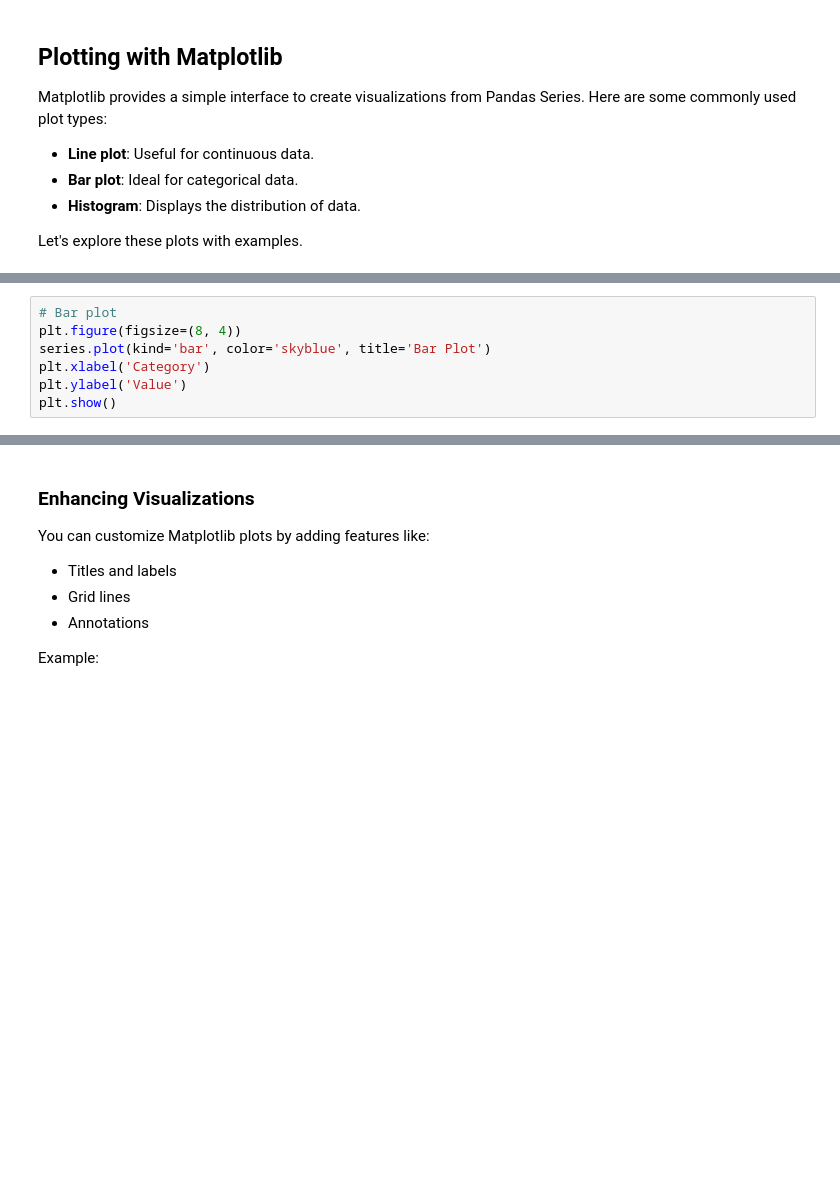
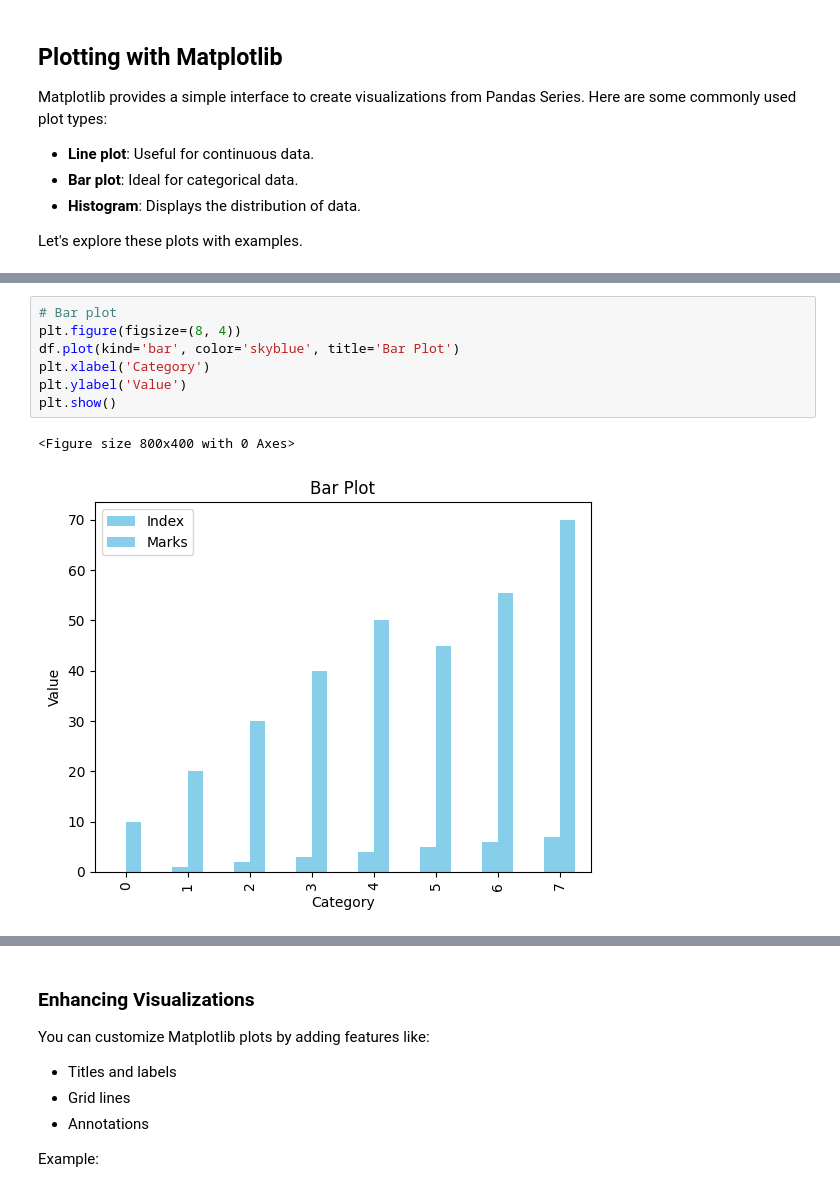
Before and after one commit to shaiful019/MLOB1, a Jupyter notebook: Sessions/Day9/Pandas.ipynb, the cells around one changed output, grey strips where cells are left out. Saved outputs shown, nothing was run; the diff lists cells and outputs as text; blank space fills up the shorter version.

```diff
--- a/Sessions/Day9/Pandas.ipynb
+++ b/Sessions/Day9/Pandas.ipynb
@@ -335,10 +411,13 @@ plt.show()
 # %%
 # Bar plot
 plt.figure(figsize=(8, 4))
-series.plot(kind='bar', color='skyblue', title='Bar Plot')
+df.plot(kind='bar', color='skyblue', title='Bar Plot')
 plt.xlabel('Category')
 plt.ylabel('Value')
 plt.show()
+# %% [output]
+<Figure size 800x400 with 0 Axes>
+[figure, added]
 # %%
 # Histogram
 plt.figure(figsize=(8, 4))
```
Also changed, not shown: parts of 12 cells of this notebook, 2 other files.
